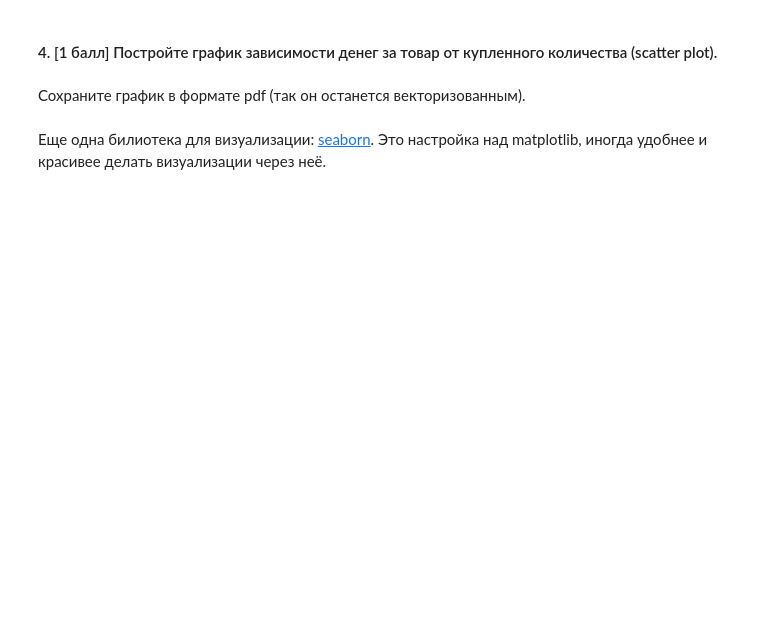
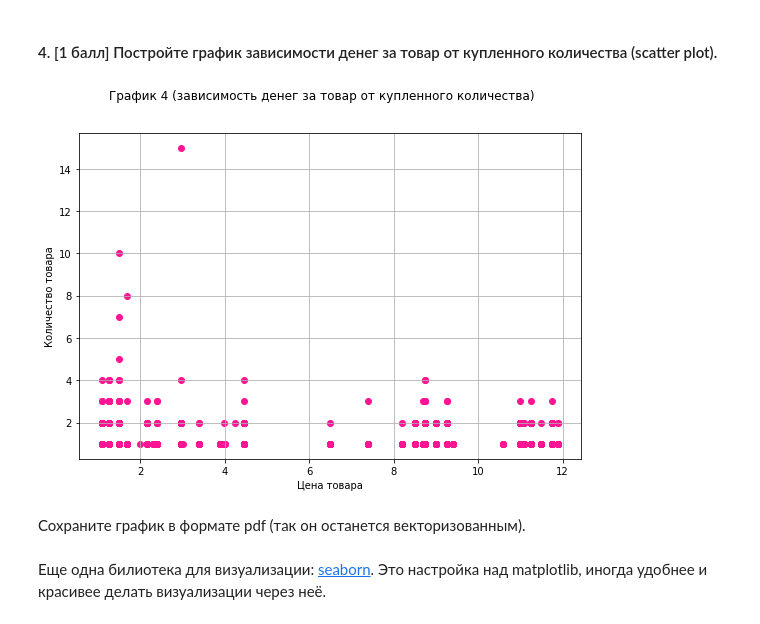
Before and after one commit to hse-mlearn/ha-01-Kolyaseva9, a Jupyter notebook: homework-practice-01.ipynb, the cells around one changed output. Drawn from its saved outputs; the diff is of its cells as text; code cells hidden in the pictures; blank space fills up the shorter version.

```diff
--- a/homework-practice-01.ipynb
+++ b/homework-practice-01.ipynb
@@ -338,2 +396,16 @@ df['date'] = df.order_id.map(dates['date'])
+# %%
+#вообще это можно трактовать по-разному, поэтому тут, как вариант:
+#цена 1 товара по х и количество, купленное одним человеком, по у
+df5 = df.loc[:, [ 'quantity', 'item_name', 'item_price_float']]
+df5['one_piece_price'] = df5['item_price_float']
+df5.one_piece_price = df5.one_piece_price/df5.quantity
+plt.figure(figsize=(9, 6))
+plt.scatter(df5.one_piece_price, df5.quantity, color='deeppink')
+plt.xlabel('Цена товара')
+plt.ylabel('Количество товара')
+plt.suptitle('График 4 (зависимость денег за товар от купленного количества)')
+plt.grid(True)
+# %% [output]
+[figure, added]
 # %% [markdown]
 Сохраните график в формате pdf (так он останется векторизованным).
```
Also changed, not shown: parts of 16 cells of this notebook.
